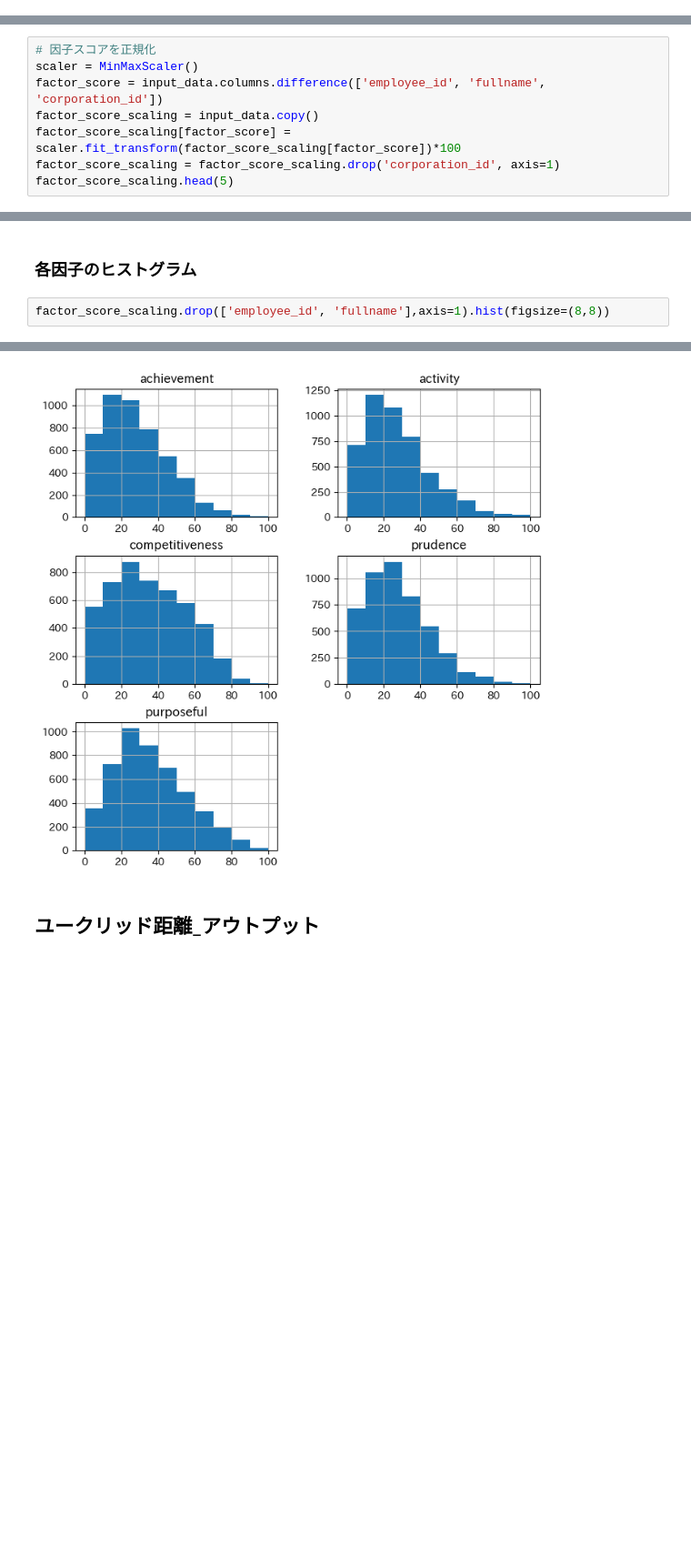
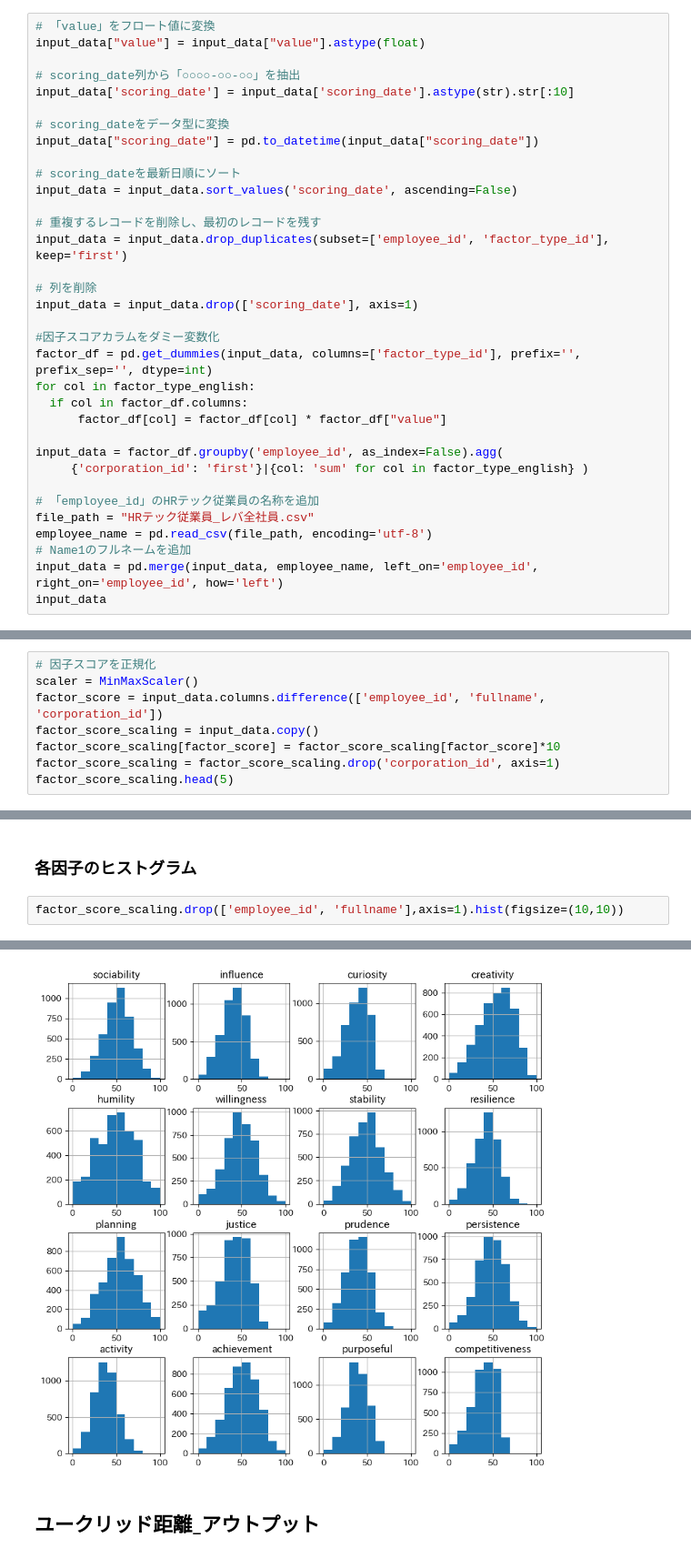
Before and after one commit to takuma-uchida/google_colab_uchida, a Jupyter notebook: 【HRT】適性マッチング_個人対個人_HRTメンバー.ipynb, the cells around one changed output, grey strips where cells are left out. Shown at 91% size. Drawn from its saved outputs; the diff is of its cells as text; blank space fills up the shorter version.

```diff
--- a/【HRT】適性マッチング_個人対個人_HRTメンバー.ipynb
+++ b/【HRT】適性マッチング_個人対個人_HRTメンバー.ipynb
@@ -162,2 +139,36 @@ employee_company_data
 # %% [markdown]
 ## 「input_data」をデータ成形
+# %%
+# 「value」をフロート値に変換
+input_data["value"] = input_data["value"].astype(float)
+
+# scoring_date列から「○○○○-○○-○○」を抽出
+input_data['scoring_date'] = input_data['scoring_date'].astype(str).str[:10]
+
+# scoring_dateをデータ型に変換
+input_data["scoring_date"] = pd.to_datetime(input_data["scoring_date"])
+
+# scoring_dateを最新日順にソート
+input_data = input_data.sort_values('scoring_date', ascending=False)
+
+# 重複するレコードを削除し、最初のレコードを残す
+input_data = input_data.drop_duplicates(subset=['employee_id', 'factor_type_id'], keep='first')
+
+# 列を削除
+input_data = input_data.drop(['scoring_date'], axis=1)
+
+#因子スコアカラムをダミー変数化
+factor_df = pd.get_dummies(input_data, columns=['factor_type_id'], prefix='', prefix_sep='', dtype=int)
+for col in factor_type_english:
+  if col in factor_df.columns:
+      factor_df[col] = factor_df[col] * factor_df["value"]
+
+input_data = factor_df.groupby('employee_id', as_index=False).agg(
+     {'corporation_id': 'first'}|{col: 'sum' for col in factor_type_english} )
+
+# 「employee_id」のHRテック従業員の名称を追加
+file_path = "HRテック従業員_レバ全社員.csv"
+employee_name = pd.read_csv(file_path, encoding='utf-8')
+# Name1のフルネームを追加
+input_data = pd.merge(input_data, employee_name, left_on='employee_id', right_on='employee_id', how='left')
+input_data
@@ -243,7 +309,7 @@ employee_company_data
 scaler = MinMaxScaler()
 factor_score = input_data.columns.difference(['employee_id', 'fullname', 'corporation_id'])
 factor_score_scaling = input_data.copy()
-factor_score_scaling[factor_score] = scaler.fit_transform(factor_score_scaling[factor_score])*100
+factor_score_scaling[factor_score] = factor_score_scaling[factor_score]*10
 factor_score_scaling = factor_score_scaling.drop('corporation_id', axis=1)
 factor_score_scaling.head(5)
 # %% [output]
@@ -610,5 +819,5 @@ euclid_distance_df["Distance"].hist(figsize=(5,5))
 # %% [markdown]
 ### 各因子のヒストグラム
 # %%
-factor_score_scaling.drop(['employee_id', 'fullname'],axis=1).hist(figsize=(8,8))
+factor_score_scaling.drop(['employee_id', 'fullname'],axis=1).hist(figsize=(10,10))
 # %% [output]
@@ -620,4 +840,4 @@ array([[<Axes: title={'center': 'achievement'}>,
-[figure, old version]
+[figure, new version]
 # %% [markdown]
 ## ユークリッド距離_アウトプット
 # %%
```
Also changed, not shown: parts of 92 cells of this notebook.
